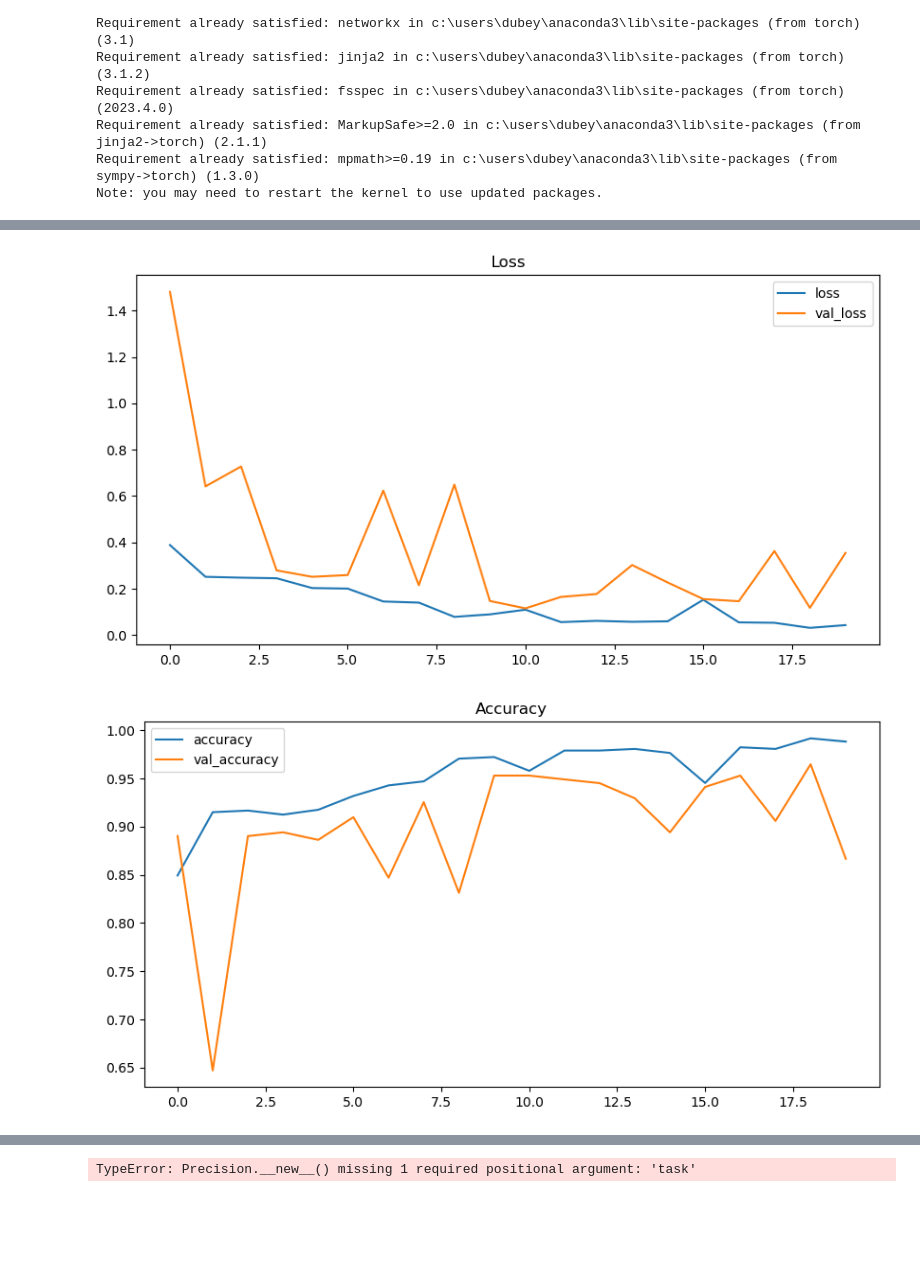
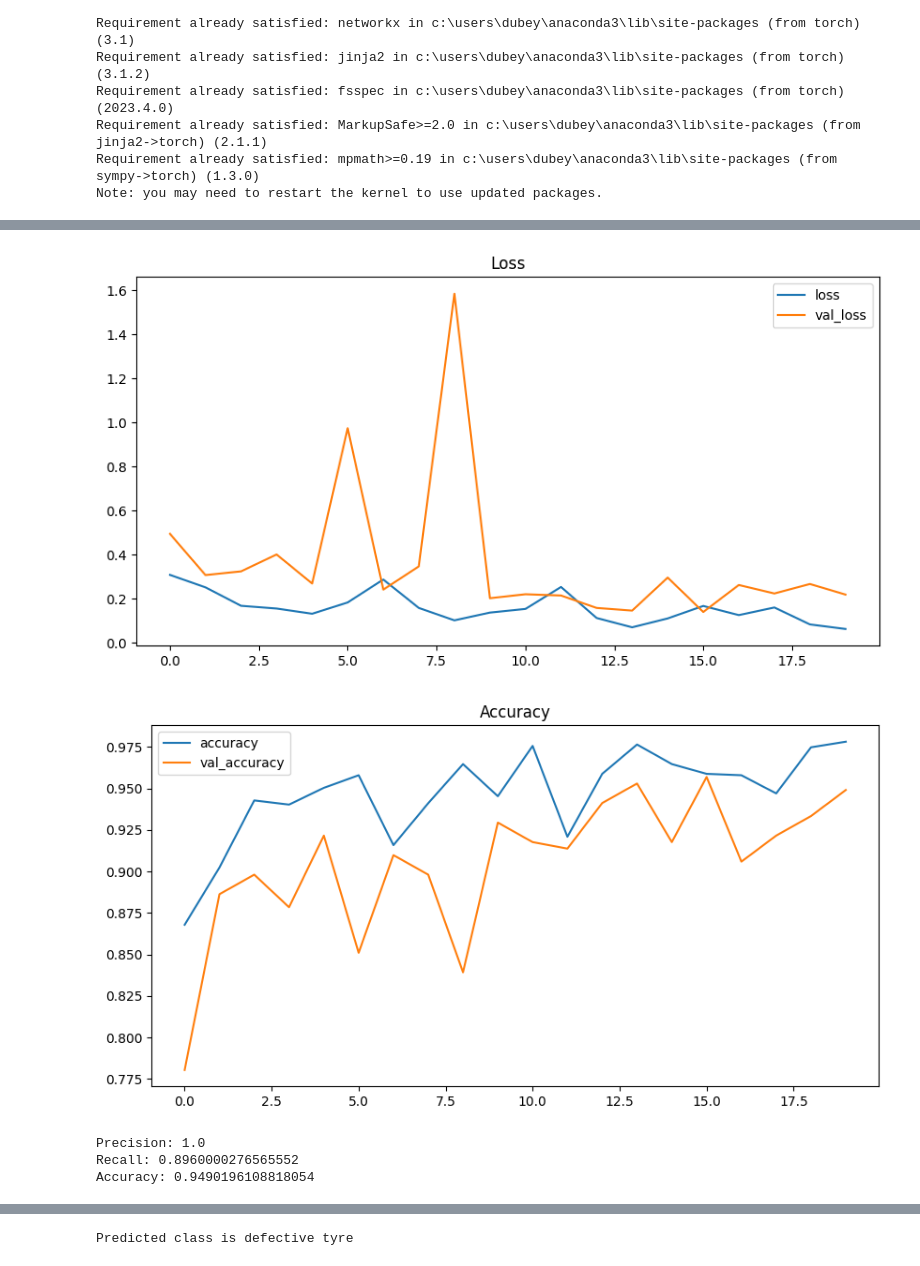
Before and after one commit to justabhishek23022002/Comparative-Analysis-of-Machine-Learning-and-Deep-Learning-Approaches-for-Tire-Defect-Detection, a Jupyter notebook: Tyre Classifiers .ipynb, the cells around one changed output, grey strips where cells are left out. Drawn from its saved outputs; the diff is of its cells as text; code cells hidden in the pictures; blank space fills up the shorter version.

```diff
--- a/Tyre Classifiers .ipynb
+++ b/Tyre Classifiers .ipynb
@@ -549,7 +729,9 @@ import torchmetrics
 device = torch.device("cuda" if torch.cuda.is_available() else "cpu")
 
 # Data preprocessing
-data_dir = r"C:\Users\dubey\OneDrive\Desktop\Dait (Summer Intership )\Tyre dataset"
+#data_dir = r"C:\Users\dubey\OneDrive\Desktop\Dait (Summer Intership )\Tyre dataset"
+data_dir = r"C:\Users\dubey\OneDrive\Desktop\Final Sem Project\Data set\Tyre dataset"
+
 image_exts = ['jpeg', 'jpg', 'bmp', 'png']
 
 # Validate and clean data
@@ -709,9 +891,12 @@ plt.show()
 
 # Evaluation
 model.eval()
-precision = torchmetrics.Precision().to(device)
-recall = torchmetrics.Recall().to(device)
-accuracy = torchmetrics.Accuracy().to(device)
+#precision = torchmetrics.Precision().to(device)
+#recall = torchmetrics.Recall().to(device)
+#accuracy = torchmetrics.Accuracy().to(device)
+precision = torchmetrics.classification.Precision(task="binary").to(device)
+recall = torchmetrics.classification.Recall(task="binary").to(device)
+accuracy = torchmetrics.classification.Accuracy(task="binary").to(device)
 
 with torch.no_grad():
     for images, labels in test_loader:
@@ -719,6 +904,10 @@ with torch.no_grad():
         outputs = model(images).squeeze()
 
         preds = outputs.round()
+        #precision = torchmetrics.Precision(task="binary").to(device)
+        #recall = torchmetrics.Recall(task="binary").to(device)
+        #accuracy = torchmetrics.Accuracy(task="binary").to(device)
+
         precision.update(preds, labels)
         recall.update(preds, labels)
         accuracy.update(preds, labels)
@@ -750,7 +939,8 @@ def predict_image(image_path):
         print(f'Predicted class is good tyre')
     else:
         print(f'Predicted class is defective tyre')
+#test_image_path = r"C:\Users\dubey\OneDrive\Desktop\Final Sem Project\Data set\trainging image for tyre\Defective (1).jpg"
 
-predict_image(r"C:\Users\dubey\OneDrive\Desktop\Dait (Summer Intership )\Good\good (1).jpg")
-predict_image(r"C:\Users\dubey\OneDrive\Desktop\Dait (Summer Intership )\test image\Defective (1).jpg")
+#predict_image(r"C:\Users\dubey\OneDrive\Desktop\Dait (Summer Intership )\Good\good (1).jpg")
+predict_image(r"C:\Users\dubey\OneDrive\Desktop\Final Sem Project\Data set\trainging image for tyre\Defective (1).jpg")
 # %% [output]
@@ -778,2 +967,5 @@ Epoch 20/20, Loss: 0.04295221483947611, Val Loss: 0.3542295303195715, Accuracy:
-[figure, old version]
+[figure, new version]
-[figure, old version]
+[figure, new version]
+Precision: 1.0
+Recall: 0.8960000276565552
+Accuracy: 0.9490196108818054
@@ -780 +973 @@ Epoch 20/20, Loss: 0.04295221483947611, Val Loss: 0.3542295303195715, Accuracy:
-TypeError: Precision.__new__() missing 1 required positional argument: 'task'
+Predicted class is defective tyre
```
Also changed, not shown: parts of 14 cells of this notebook, 2 other files.
